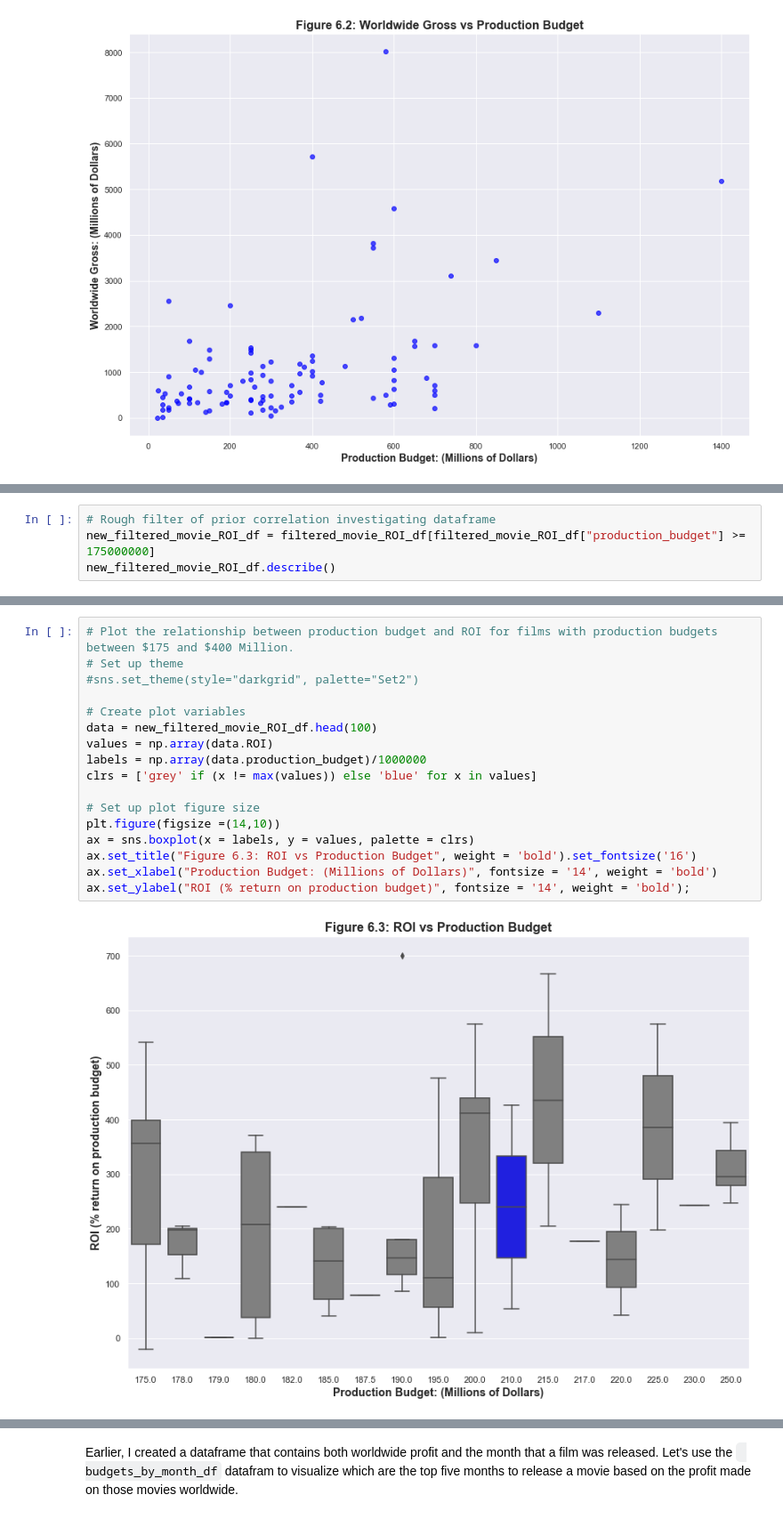
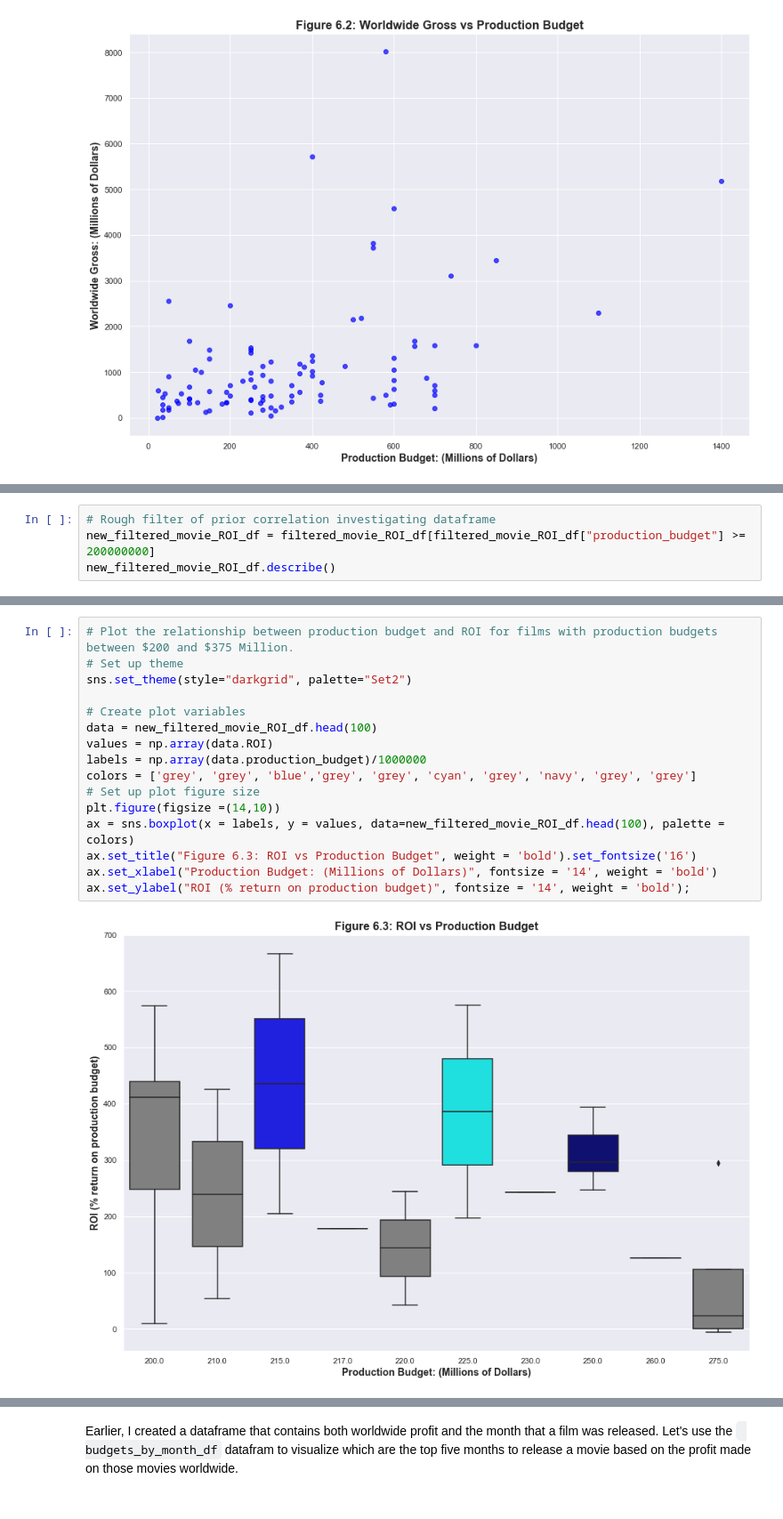
Before and after one commit to dataeducator/dsc-phase-1-project-v2-4, a Jupyter notebook: student.ipynb, the cells around one changed output, grey strips where cells are left out. Shown at 89% size. Saved outputs shown, nothing was run; the diff lists cells and outputs as text.

```diff
--- a/student.ipynb
+++ b/student.ipynb
@@ -737,6 +751,6 @@ I notice that there is a cluster of values for production values between __200 m
 # %%
 # Rough filter of prior correlation investigating dataframe
-new_filtered_movie_ROI_df = filtered_movie_ROI_df[filtered_movie_ROI_df["production_budget"] >= 175000000]
+new_filtered_movie_ROI_df = filtered_movie_ROI_df[filtered_movie_ROI_df["production_budget"] >= 200000000]
 new_filtered_movie_ROI_df.describe()
 # %% [output]
 |  | id | production_budget | domestic_gross | worldwide_gross | release_year | release_month | ... |
@@ -786,19 +800,18 @@ new_filtered_movie_ROI_df.describe()
 # %%
-# Plot the relationship between production budget and ROI for films with production budgets between $175 and $400 Million.
+# Plot the relationship between production budget and ROI for films with production budgets between $200 and $375 Million.
 # Set up theme
-#sns.set_theme(style="darkgrid", palette="Set2")
+sns.set_theme(style="darkgrid", palette="Set2")
 
 # Create plot variables
 data = new_filtered_movie_ROI_df.head(100)
 values = np.array(data.ROI)
 labels = np.array(data.production_budget)/1000000
-clrs = ['grey' if (x != max(values)) else 'blue' for x in values]
-
+colors = ['grey', 'grey', 'blue','grey', 'grey', 'cyan', 'grey', 'navy', 'grey', 'grey']
 # Set up plot figure size
 plt.figure(figsize =(14,10))
-ax = sns.boxplot(x = labels, y = values, palette = clrs)
+ax = sns.boxplot(x = labels, y = values, data=new_filtered_movie_ROI_df.head(100), palette = colors)
 ax.set_title("Figure 6.3: ROI vs Production Budget", weight = 'bold').set_fontsize('16')
 ax.set_xlabel("Production Budget: (Millions of Dollars)", fontsize = '14', weight = 'bold')
 ax.set_ylabel("ROI (% return on production budget)", fontsize = '14', weight = 'bold');
 # %% [output]
-[figure, old version]
+[figure, new version]
```
Also changed, not shown: parts of 26 cells of this notebook.
